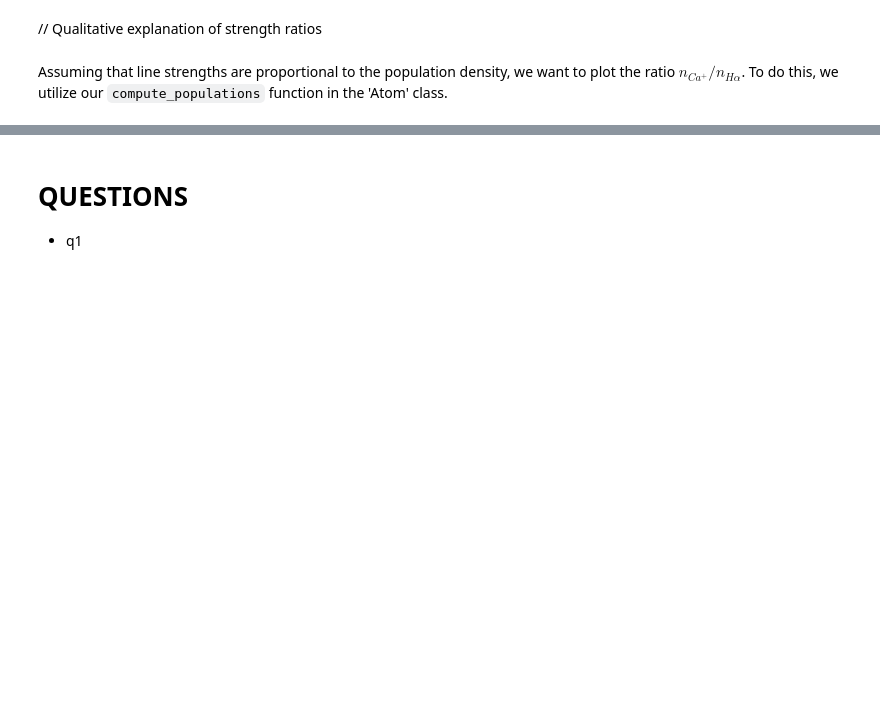
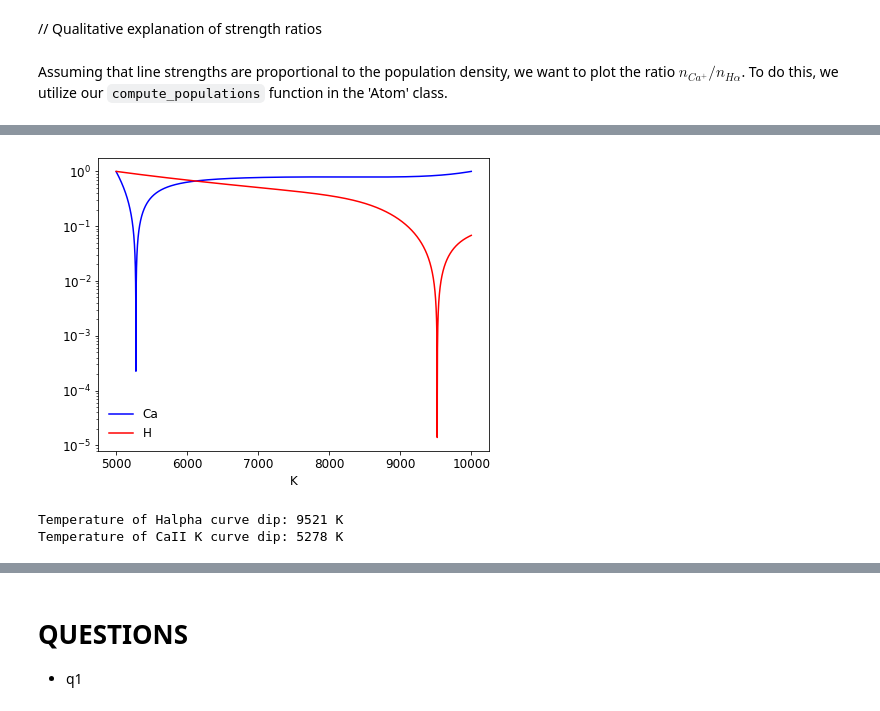
Before and after one commit to Vikenes/AST4310_project1, a Jupyter notebook: p1_assignment.ipynb, the cells around one changed output, grey strips where cells are left out. Cells and saved outputs as stored; diff of their text form; code cells hidden in the pictures; blank space fills up the shorter version.

```diff
--- a/p1_assignment.ipynb
+++ b/p1_assignment.ipynb
@@ -91,18 +96,25 @@ def strength_ratio(s, t, temp=5000):
                 * np.exp(- (chi_hydrogen(s) - chi_hydrogen(t)) / (k_B * temp))
     return ns_nt
 
-Ly_Ba = strength_ratio(s=2, t=1)
-Ba_Pa = strength_ratio(s=3, t=2)
-Pa_Br = strength_ratio(s=4, t=3)
+# Ly_Ba = strength_ratio(s=2, t=1)
+# Ba_Pa = strength_ratio(s=3, t=2)
+# Pa_Br = strength_ratio(s=4, t=3)
 
-ground_states = {
-    'Ly α': 1,
-    'Ba α': 2,
-    'Pa α': 3,
-    'Br α': 4
-}
+# ground_states = {
+#     'Ly α': 1,
+#     'Ba α': 2,
+#     'Pa α': 3,
+#     'Br α': 4
+# }
+
+print(f"Ly/Ba: {strength_ratio(1,2):.2e}")
+print(f"Ly/Pa: {strength_ratio(1,3):.2e}")
+print(f"Ly/Br: {strength_ratio(1,4):.2e}")
+print(f"Ba/Pa: {strength_ratio(2,3):.2e}")
+print(f"Ba/Br: {strength_ratio(2,4):.2e}")
+print(f"Pa/Br: {strength_ratio(3,4):.2e}")
 
 
-#   nice print
-for s, name in zip(range(1,4), ["Ly/Ba", "Ba/Pa", "Pa/Br"]):
-    print(f"{name}: {strength_ratio(s,s+1):.2e}")
+# #   nice print
+# for s, name in zip(range(1,4), ["Ly/Ba", "Ba/Pa", "Pa/Br"]):
+#     print(f"{name}: {strength_ratio(s,s+1):.2e}")
@@ -405,30 +433,35 @@ plt.show()
 # %%
 T_sensitivity = np.linspace(5e3, 10e3, int(1e4)) * units.K
 
 def rel_pop_change(t,p, type=None):
-    if type=='Ca':
+    if type=="Ca":
         pop = Ca.compute_populations(t, p)[1,0,:]
         pop_p1 = Ca.compute_populations(t + 1*units.K, p)[1,0,:]
-    if type=='H':
+    elif type=="H":
         pop = H.compute_populations(t, p)[0,1,:]
         pop_p1 = H.compute_populations(t + 1*units.K, p)[0,1,:]
     else:
         return None
 
     rel_pop_change = np.abs(pop_p1 - pop) / pop
     return rel_pop_change / np.max(rel_pop_change)
 
-CaII_rel_pop_change = rel_pop_change(T_sensitivity, Pe_chrom, type='Ca')
-Ha_rel_pop_change = rel_pop_change(T_sensitivity, Pe_chrom, type='H')
+CaII_rel_pop_change = rel_pop_change(T_sensitivity, Pe_chrom, type="Ca")
+Ha_rel_pop_change = rel_pop_change(T_sensitivity, Pe_chrom, type="H")
+
 
 plt.plot(T_sensitivity, CaII_rel_pop_change, color='blue', label='Ca')
 plt.plot(T_sensitivity, Ha_rel_pop_change, color='red', label='H')
 plt.yscale('log')
 plt.legend()
 plt.show()
 
 print(f"Temperature of Halpha curve dip: {T_sensitivity[np.argmin(Ha_rel_pop_change)]:.0f}")
 print(f"Temperature of CaII K curve dip: {T_sensitivity[np.argmin(CaII_rel_pop_change)]:.0f}")
+# %% [output]
+[figure, added]
+Temperature of Halpha curve dip: 9521 K
+Temperature of CaII K curve dip: 5278 K
 # %%
 T_pops = np.linspace(1e3, 20e3, int(1e4)) * units.K
 Halpha_pop_2 = H.compute_populations(T_pops, Pe_chrom)[0,1,:]
```
Also changed, not shown: parts of 12 cells of this notebook.
